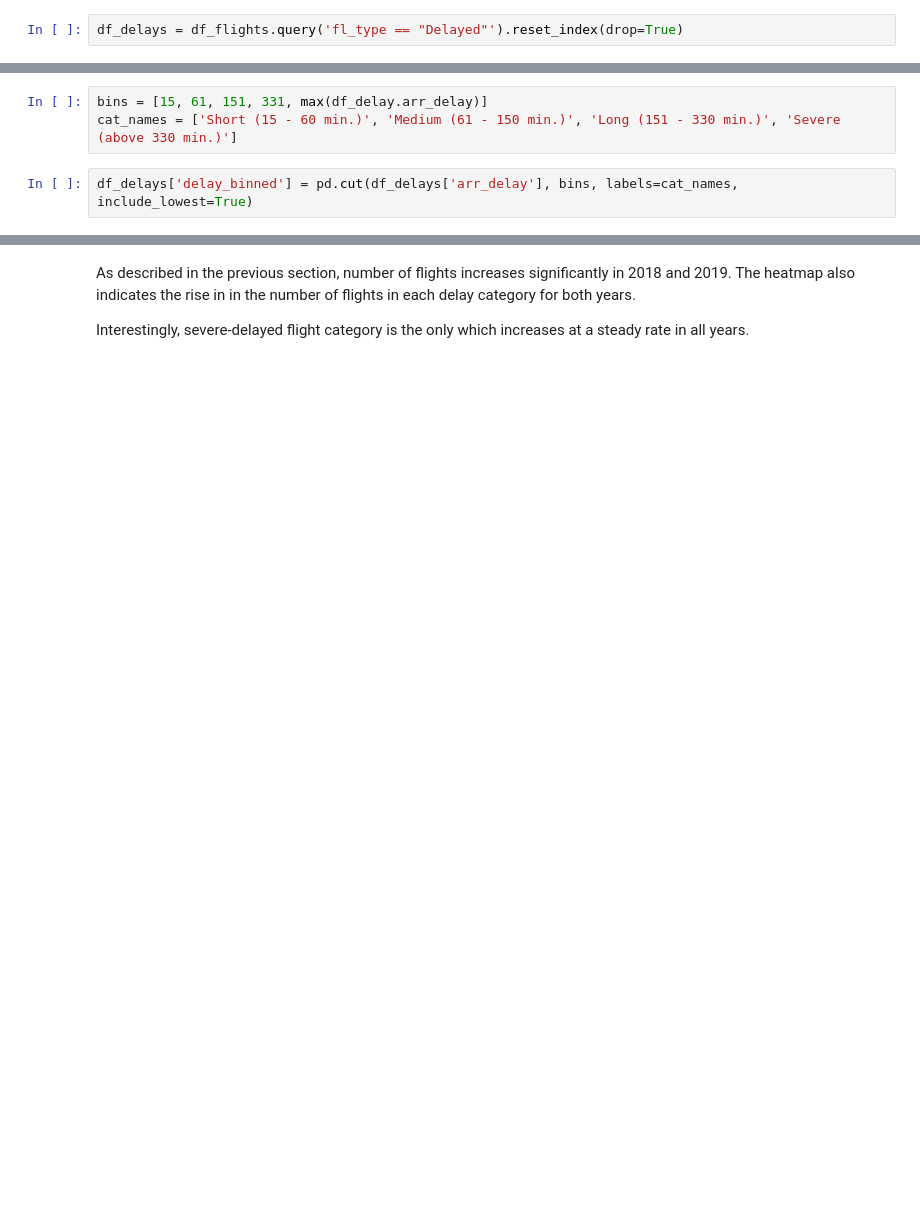
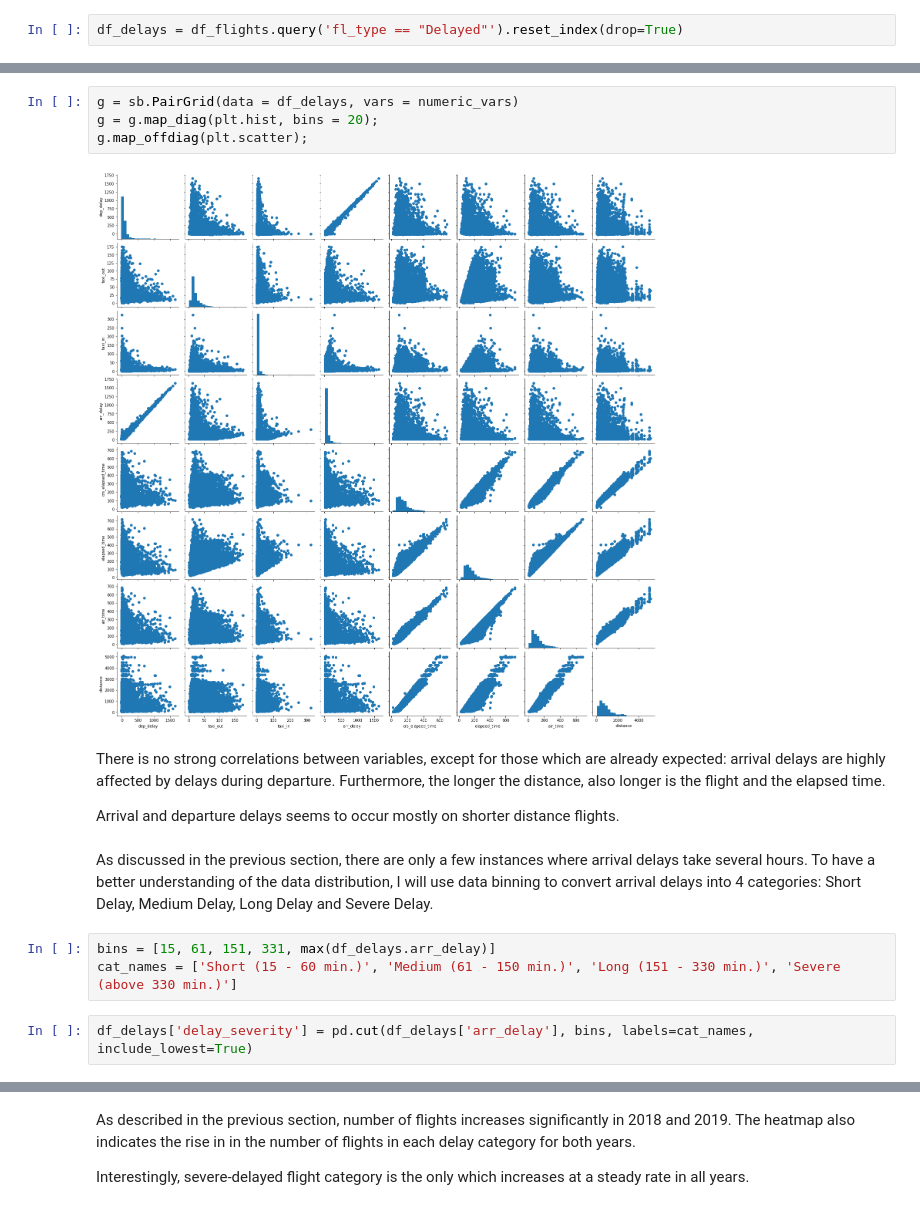
Before and after one commit to thaysmartinez/flights-data-exploration, a Jupyter notebook: exploration_template.ipynb, the cells around one changed output, grey strips where cells are left out. Cells and saved outputs as stored; diff of their text form; blank space fills up the shorter version.

```diff
--- a/exploration_template.ipynb
+++ b/exploration_template.ipynb
@@ -291,7 +301,19 @@ df_delays = df_flights.query('fl_type == "Delayed"').reset_index(drop=True)
+# %%
+g = sb.PairGrid(data = df_delays, vars = numeric_vars)
+g = g.map_diag(plt.hist, bins = 20);
+g.map_offdiag(plt.scatter);
+# %% [output]
+[figure, added]
+# %% [markdown]
+There is no strong correlations between variables, except for those which are already expected: arrival delays are highly affected by delays during departure. Furthermore, the longer the distance, also longer is the flight and the elapsed time.
+
+Arrival and departure delays seems to occur mostly on shorter distance flights.
+# %% [markdown]
+As discussed in the previous section, there are only a few instances where arrival delays take several hours. To have a better understanding of the data distribution, I will use data binning to convert arrival delays into 4 categories: Short Delay, Medium Delay, Long Delay and Severe Delay.
 # %%
-bins = [15, 61, 151, 331, max(df_delay.arr_delay)]
+bins = [15, 61, 151, 331, max(df_delays.arr_delay)]
 cat_names = ['Short (15 - 60 min.)', 'Medium (61 - 150 min.)', 'Long (151 - 330 min.)', 'Severe (above 330 min.)']
 # %%
-df_delays['delay_binned'] = pd.cut(df_delays['arr_delay'], bins, labels=cat_names, include_lowest=True)
+df_delays['delay_severity'] = pd.cut(df_delays['arr_delay'], bins, labels=cat_names, include_lowest=True)
 # %%
 plt.figure(figsize=[8, 4])
```
Also changed, not shown: parts of 29 cells of this notebook.
